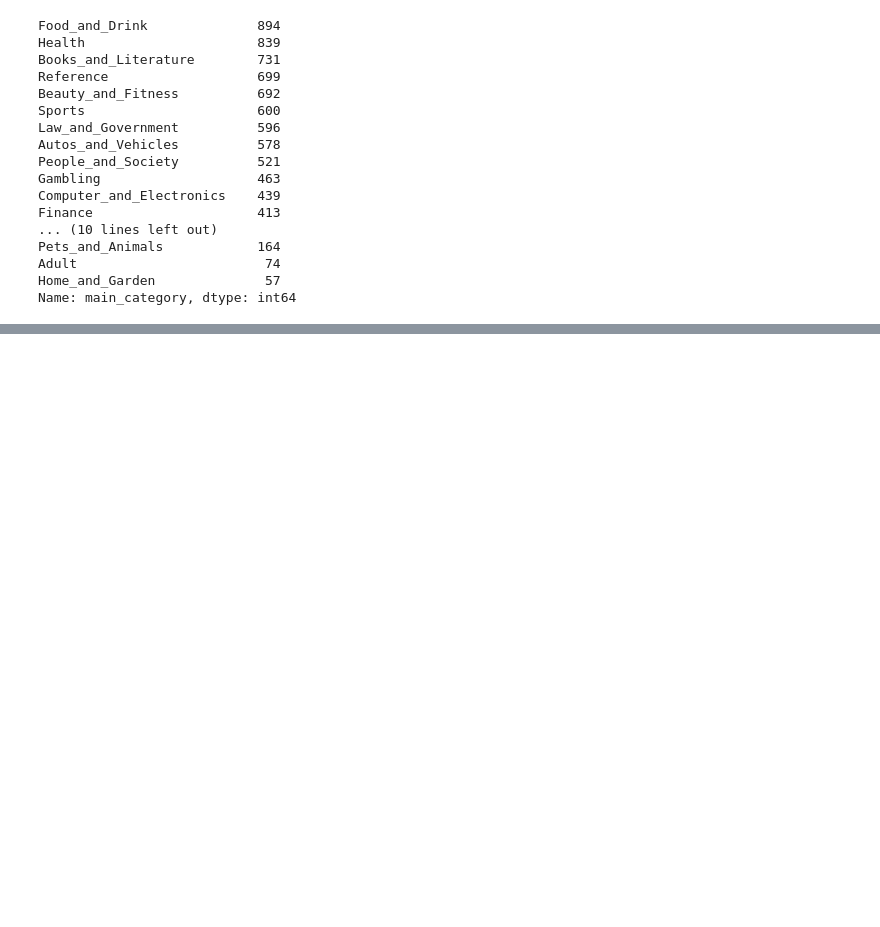
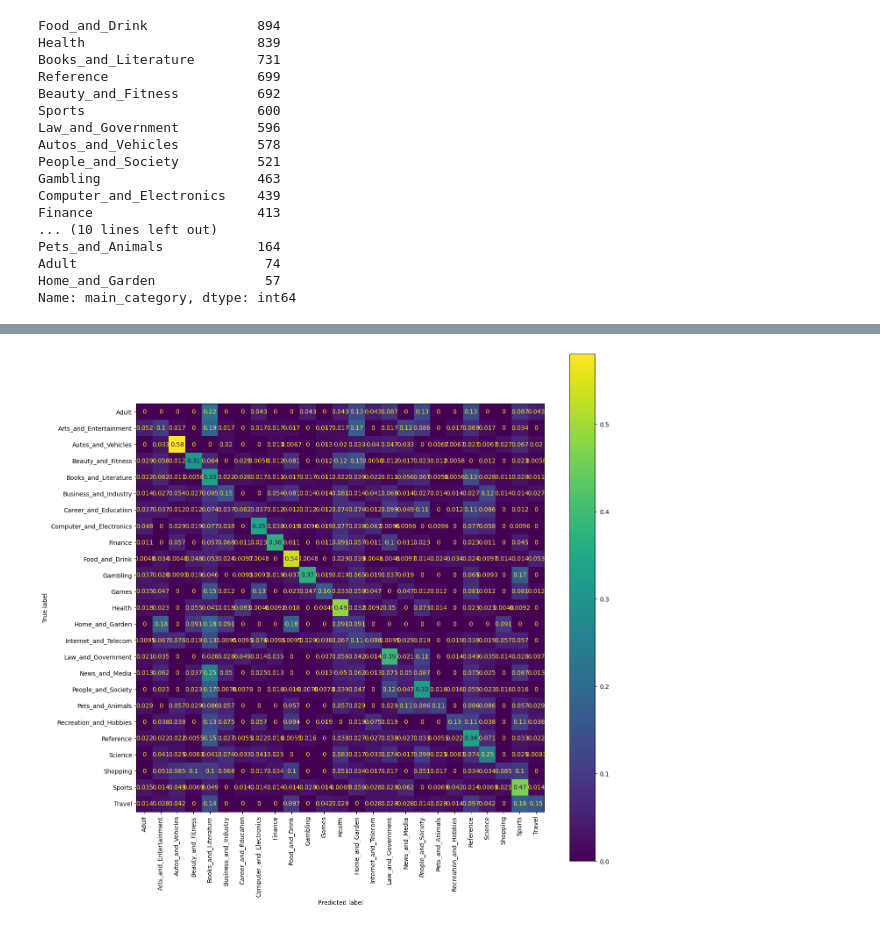
Before and after one commit to thomashilger67/Web-classification, a Jupyter notebook: website_categorization_custom/naive_bay.ipynb, the cells around one changed output, grey strips where cells are left out. Saved outputs shown, nothing was run; the diff lists cells and outputs as text; code cells hidden in the pictures; blank space fills up the shorter version.

```diff
--- a/website_categorization_custom/naive_bay.ipynb
+++ b/website_categorization_custom/naive_bay.ipynb
@@ -114,0 +116,16 @@ plt.show()
+# %%
+from sklearn import metrics
+import matplotlib.pyplot as plt
+import numpy
+
+confusion_matrix = metrics.confusion_matrix(y_test, y_pred)
+
+cm_display = metrics.ConfusionMatrixDisplay.from_predictions(y_test, y_pred,xticks_rotation='vertical', normalize='true')
+
+fig = cm_display.ax_.get_figure()
+fig.set_figwidth(15)
+fig.set_figheight(15)
+
+plt.show()
+# %% [output]
+[figure, added]
```
Also changed, not shown: parts of 5 cells of this notebook, 9 other files.
